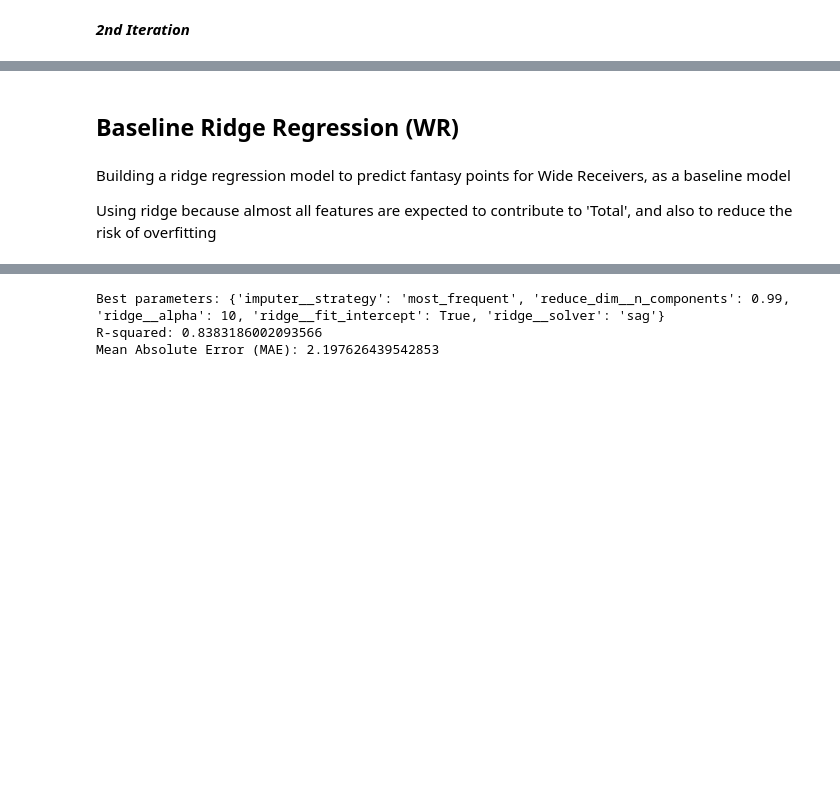
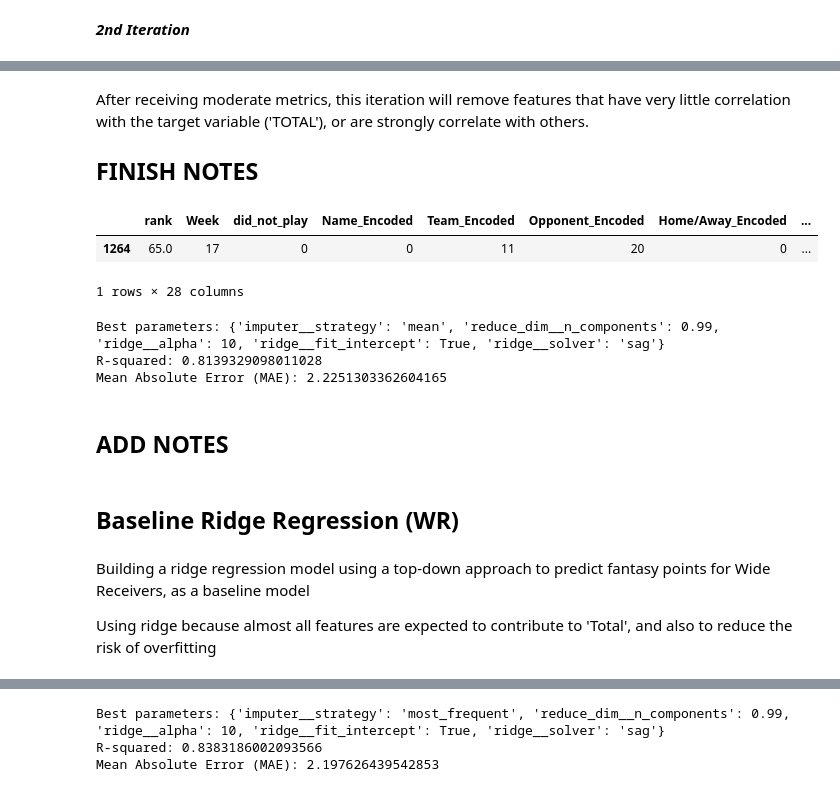
Before and after one commit to mychalortiz319/Fantasy-Forecasting, a Jupyter notebook: notebooks/FF_BaselineModeling.ipynb, the cells around one changed output, grey strips where cells are left out. Saved outputs shown, nothing was run; the diff lists cells and outputs as text; code cells hidden in the pictures; blank space fills up the shorter version.

```diff
--- a/notebooks/FF_BaselineModeling.ipynb
+++ b/notebooks/FF_BaselineModeling.ipynb
@@ -426,0 +498,11 @@ WORK ON 2ND ITERATION
+# %% [markdown]
+After receiving moderate metrics, this iteration will remove features that have very little correlation with the target variable ('TOTAL'), or are strongly correlate with others.
+
+**FINISH NOTES**
+-
+# %%
+Xrb.head(1)
+# %% [output]
+|  | rank | Week | did_not_play | Name_Encoded | Team_Encoded | Opponent_Encoded | Home/Away_Encoded | ... |
+| 1264 | 65.0 | 17 | 0 | 0 | 11 | 20 | 0 | ... |
+1 rows × 28 columns
@@ -427,8 +512,35 @@ WORK ON 2ND ITERATION
+# %%
+X_train, X_test, y_train, y_test = train_test_split(Xrb2, yrb, test_size = .20, random_state = 14)
+#train, test, split
+
+grid_search = GridSearchCV(pipe, paramGrid, cv=5, scoring='neg_mean_squared_error')
+#performing grid search using 5 fold cross validation
+
+grid_search.fit(X_train, y_train)
+#fitting grid search
+
+print("Best parameters:", grid_search.best_params_)
+rbRidge= grid_search.best_estimator_
+#setting best estimator to 'rbRidge'
+
+y_pred = rbRidge.predict(X_test)
+r2 = r2_score(y_test, y_pred)
+print("R-squared:", r2)
+mae = mean_absolute_error(y_test, y_pred)
+print("Mean Absolute Error (MAE):", mae)
+#printing best parameters, r-squared, and mean absolute error
+# %% [output]
+Best parameters: {'imputer__strategy': 'mean', 'reduce_dim__n_components': 0.99, 'ridge__alpha': 10, 'ridge__fit_intercept': True, 'ridge__solver': 'sag'}
+R-squared: 0.8139329098011028
+Mean Absolute Error (MAE): 2.2251303362604165
+# %% [markdown]
+**ADD NOTES**
+-
 # %% [markdown]
 **Baseline Ridge Regression (WR)**
 -
 # %% [markdown]
-Building a ridge regression model to predict fantasy points for Wide Receivers, as a baseline model
+Building a ridge regression model using a top-down approach to predict fantasy points for Wide Receivers, as a baseline model
 
 Using ridge because almost all features are expected to contribute to 'Total', and also to reduce the risk of overfitting
 # %%
```
Also changed, not shown: parts of 33 cells of this notebook, 1 other file.
